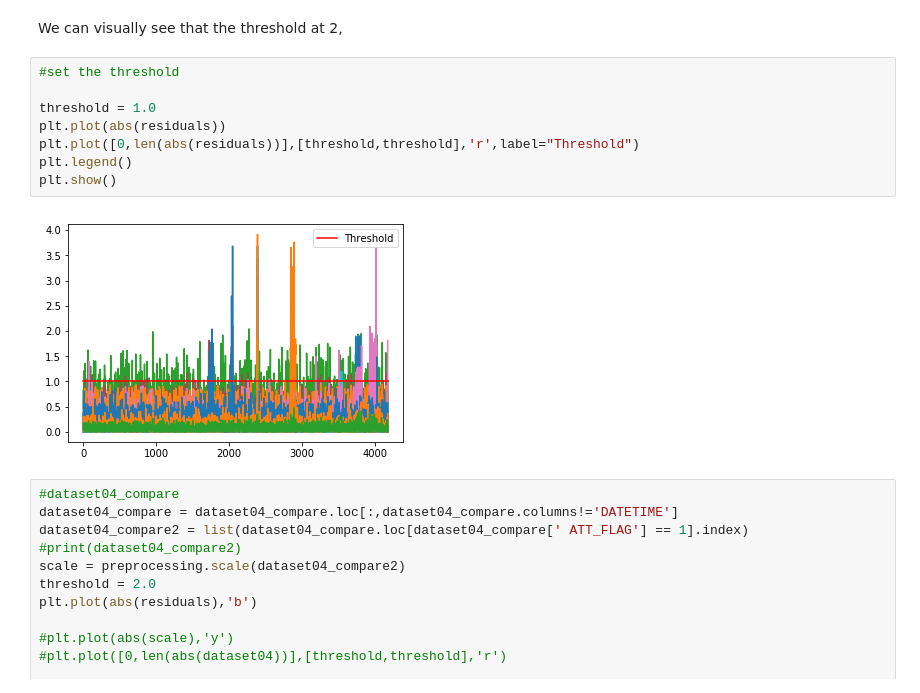
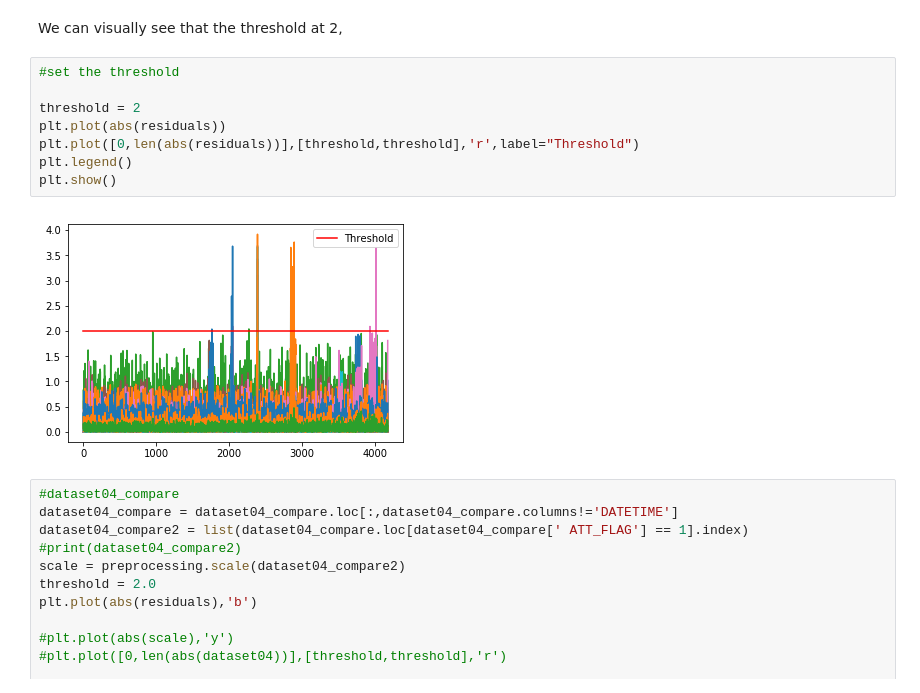
Before and after one commit to enreina/cs4035-lab, a Jupyter notebook: lab2/PCA_task.ipynb, the cells around one changed output. Cells and saved outputs as stored; diff of their text form.

```diff
--- a/lab2/PCA_task.ipynb
+++ b/lab2/PCA_task.ipynb
@@ -283,13 +283,13 @@ We can visually see that the threshold at 2,
 # %%
 #set the threshold
 
-threshold = 1.0
+threshold = 2
 plt.plot(abs(residuals))
 plt.plot([0,len(abs(residuals))],[threshold,threshold],'r',label="Threshold")
 plt.legend()
 plt.show()
 # %% [output]
-[figure, old version]
+[figure, new version]
 # %%
 #dataset04_compare
 dataset04_compare = dataset04_compare.loc[:,dataset04_compare.columns!='DATETIME']
```
